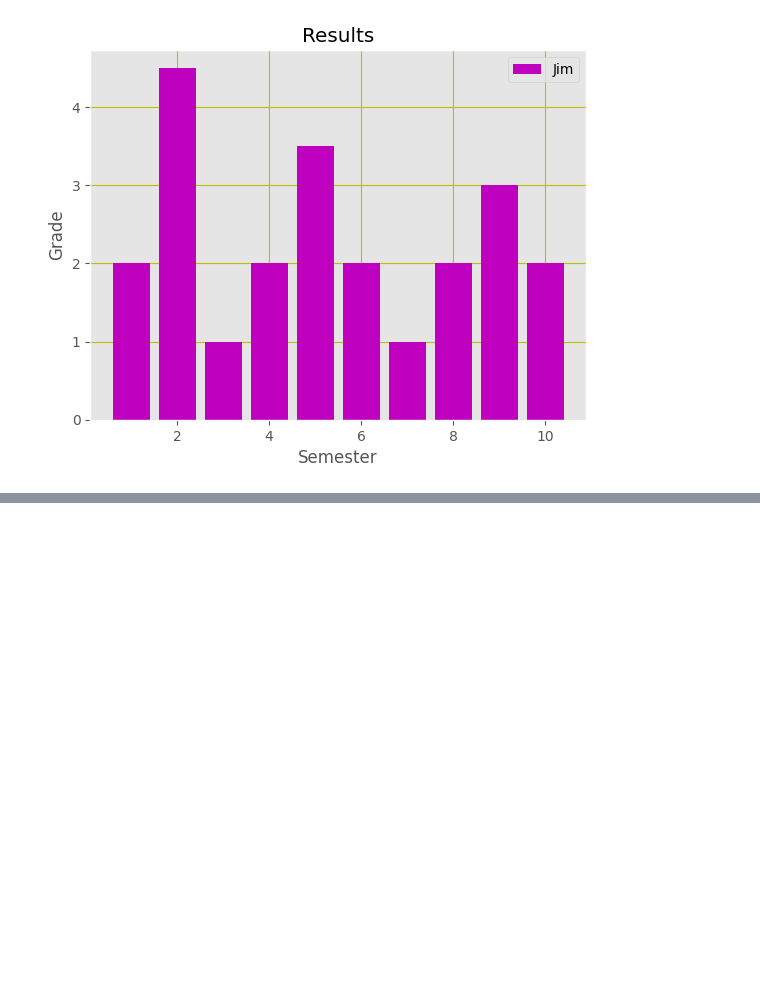
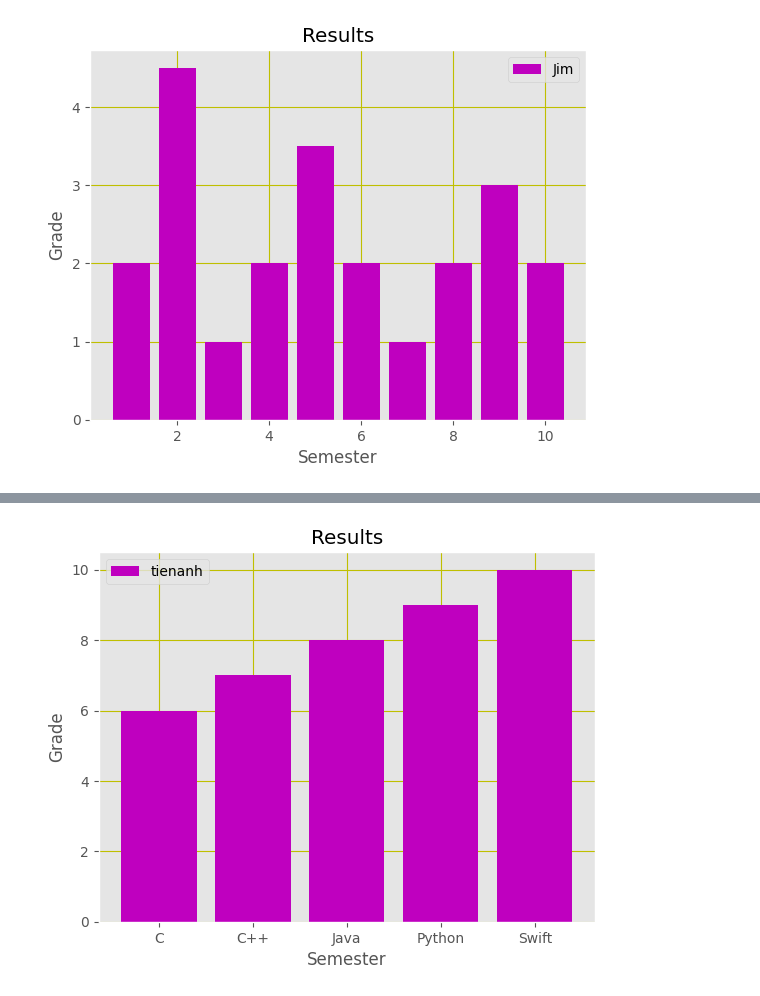
Before and after one commit to tien226anh/school_docs, a Jupyter notebook: intel_system/homeworks/bai1/no1_8.ipynb, the cells around one changed output, grey strips where cells are left out. Cells and saved outputs as stored; diff of their text form; code cells hidden in the pictures; blank space fills up the shorter version.

```diff
--- a/intel_system/homeworks/bai1/no1_8.ipynb
+++ b/intel_system/homeworks/bai1/no1_8.ipynb
@@ -81,3 +184,20 @@ plt.grid(True, color="y")
+# %%
+plt.bar(
+  subjects,
+  tienanh_grade,
+  label="tienanh",
+  color = "m",
+  align = "center"
+  )
+
+plt.title('Results')
+plt.xlabel('Semester')
+plt.ylabel('Grade')
+
+plt.legend()
+plt.grid(True, color="y")
+# %% [output]
+[figure, added]
 # %%
 import matplotlib.pyplot as plt
 import random
```
Also changed, not shown: parts of 9 cells of this notebook, 40 other files.
